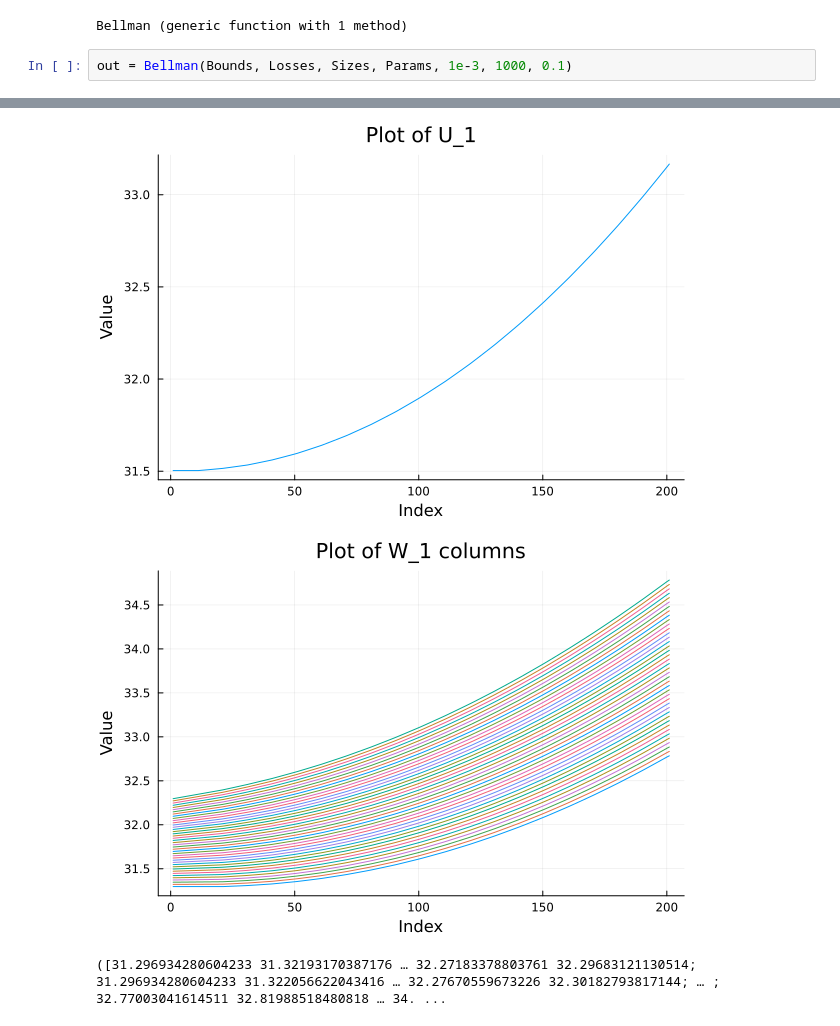
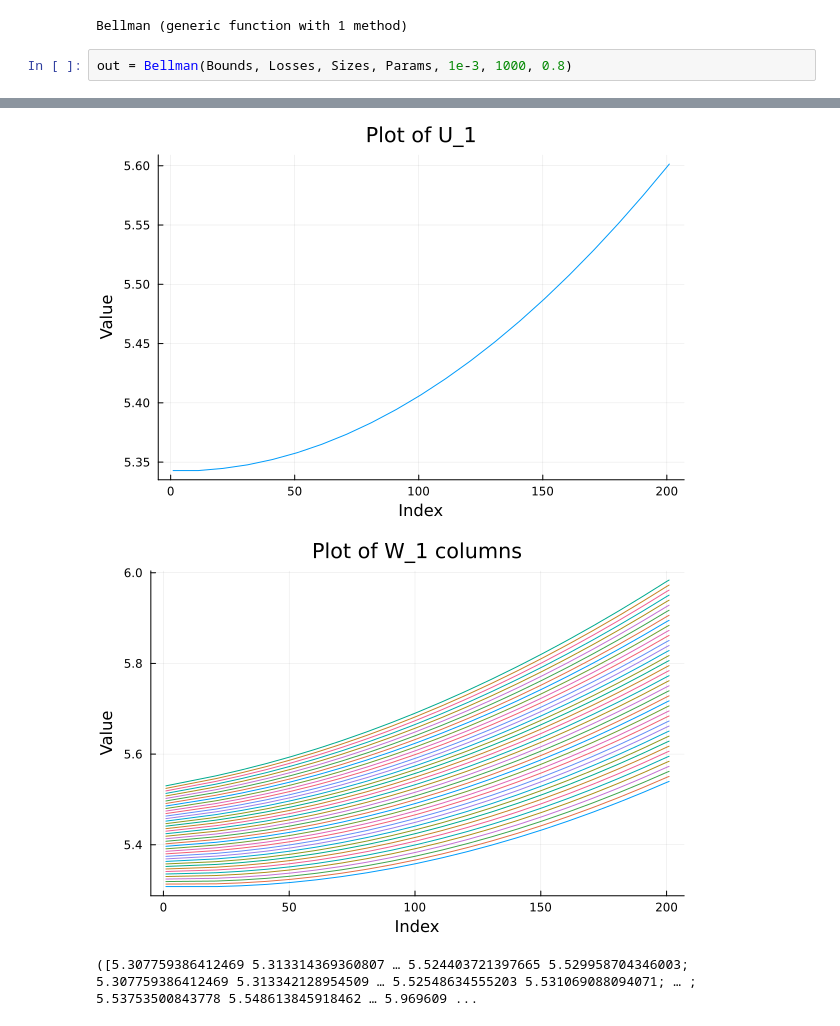
Before and after one commit to sgcbayli024/macro_labour, a Jupyter notebook: hw1_ls.ipynb, the cells around one changed output, grey strips where cells are left out. Cells and saved outputs as stored; diff of their text form.

```diff
--- a/hw1_ls.ipynb
+++ b/hw1_ls.ipynb
@@ -253,5 +253,5 @@ end
 # %% [output]
 Bellman (generic function with 1 method)
 # %%
-out = Bellman(Bounds, Losses, Sizes, Params, 1e-3, 1000, 0.1)
+out = Bellman(Bounds, Losses, Sizes, Params, 1e-3, 1000, 0.8)
 # %% [output]
@@ -275,3 +277,3 @@ Iteration: 650 Error: 0.0010279349919599667
-[figure, old version]
+[figure, new version]
-[figure, old version]
+[figure, new version]
-([31.296934280604233 31.32193170387176 … 32.27183378803761 32.29683121130514; 31.296934280604233 31.322056622043416 … 32.27670559673226 32.30182793817144; … ; 32.77003041614511 32.81988518480818 … 34. ...
+([5.307759386412469 5.313314369360807 … 5.524403721397665 5.529958704346003; 5.307759386412469 5.313342128954509 … 5.52548634555203 5.531069088094071; … ; 5.53753500843778 5.548613845918462 … 5.969609 ...
```
Also changed, not shown: parts of 1 cell of this notebook.
